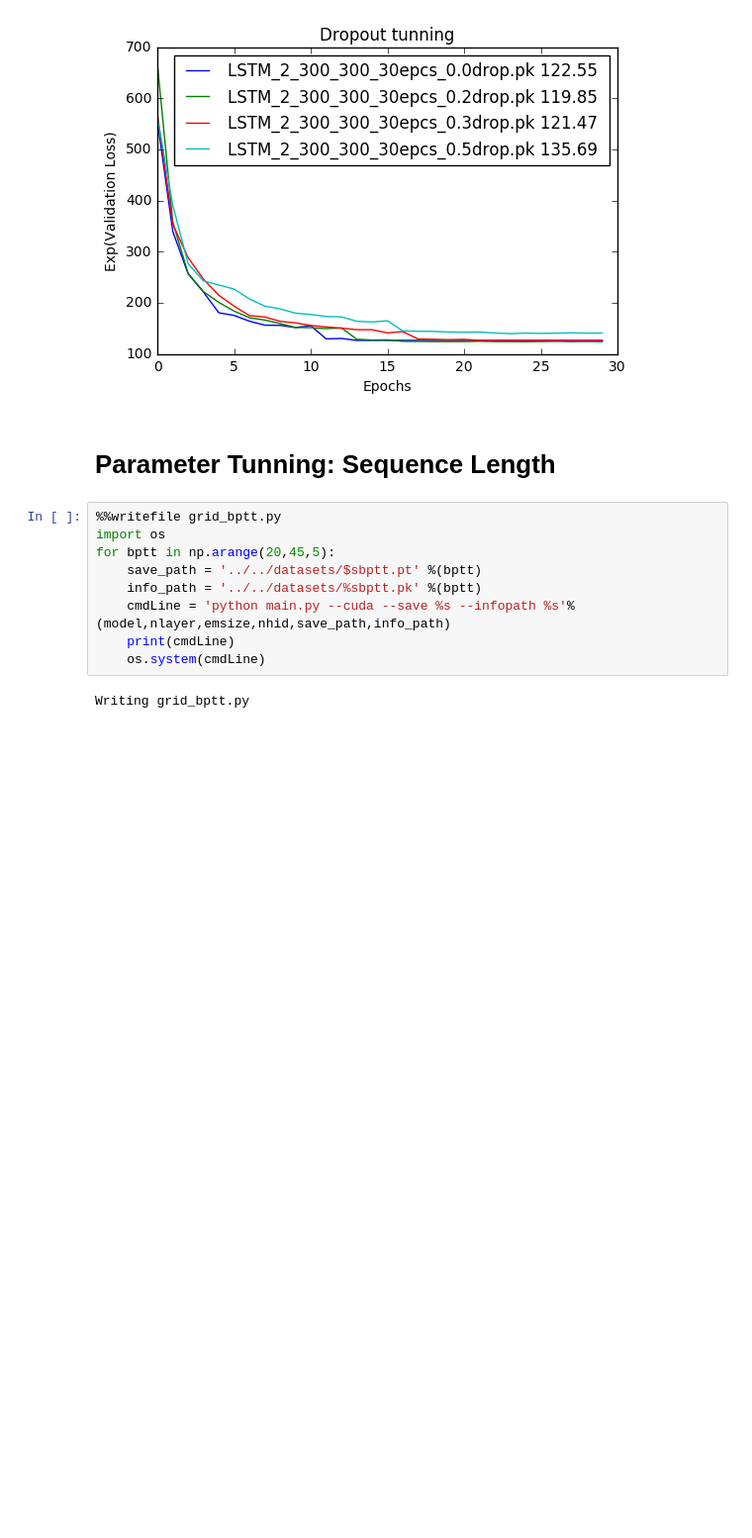
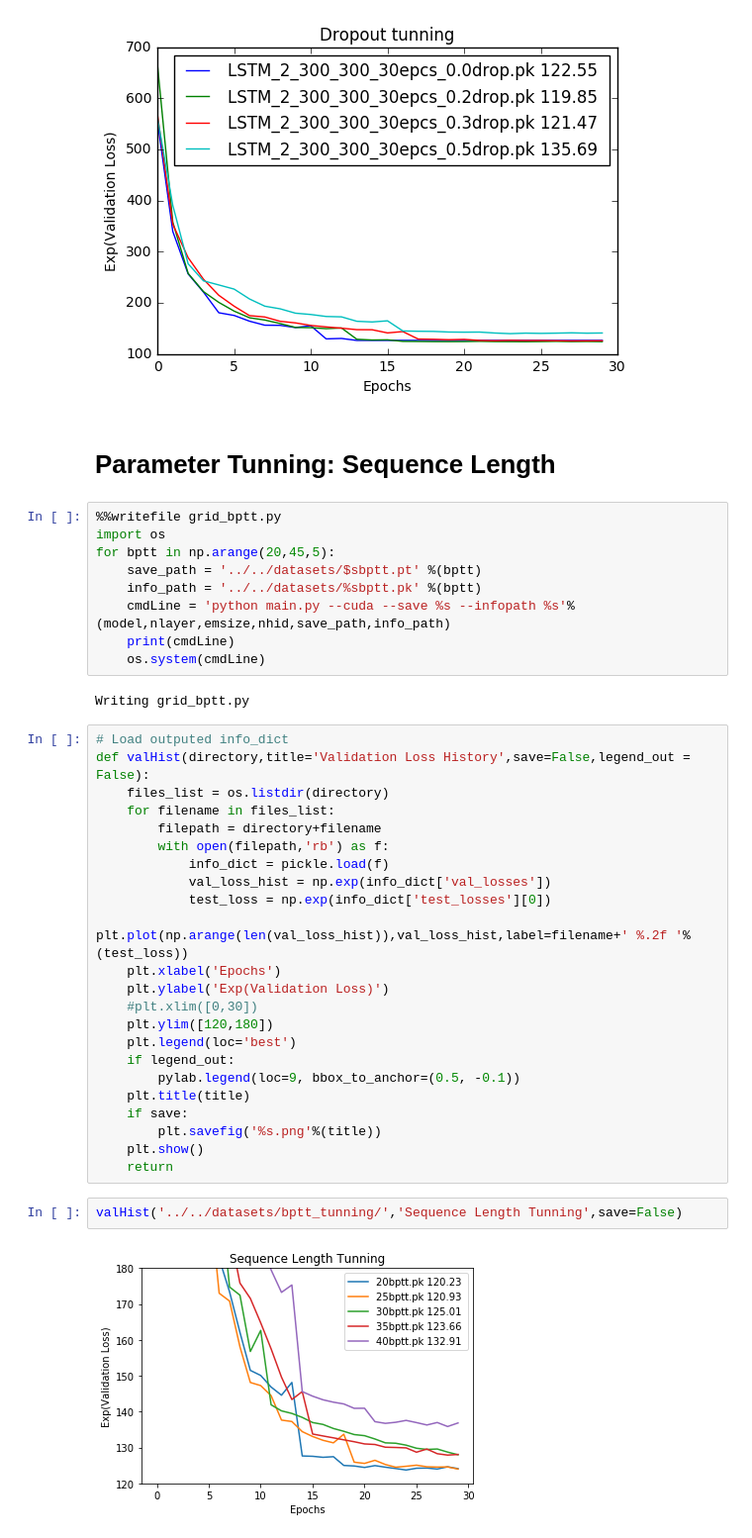
Before and after one commit to ZhuoruLin/DSGA1008_A2, a Jupyter notebook: codes/Parameter tunning.ipynb, the cells around one changed output. Shown at 99% size. Saved outputs shown, nothing was run; the diff lists cells and outputs as text; blank space fills up the shorter version.

```diff
--- a/codes/Parameter tunning.ipynb
+++ b/codes/Parameter tunning.ipynb
@@ -100,3 +100,30 @@ for bptt in np.arange(20,45,5):
     os.system(cmdLine)
 # %% [output]
 Writing grid_bptt.py
+# %%
+# Load outputed info_dict
+def valHist(directory,title='Validation Loss History',save=False,legend_out = False):
+    files_list = os.listdir(directory)
+    for filename in files_list:
+        filepath = directory+filename
+        with open(filepath,'rb') as f:
+            info_dict = pickle.load(f)
+            val_loss_hist = np.exp(info_dict['val_losses'])
+            test_loss = np.exp(info_dict['test_losses'][0])
+            plt.plot(np.arange(len(val_loss_hist)),val_loss_hist,label=filename+' %.2f '%(test_loss))
+    plt.xlabel('Epochs')
+    plt.ylabel('Exp(Validation Loss)')
+    #plt.xlim([0,30])
+    plt.ylim([120,180])
+    plt.legend(loc='best')
+    if legend_out:
+        pylab.legend(loc=9, bbox_to_anchor=(0.5, -0.1))
+    plt.title(title)
+    if save:
+        plt.savefig('%s.png'%(title))
+    plt.show()
+    return
+# %%
+valHist('../../datasets/bptt_tunning/','Sequence Length Tunning',save=False)
+# %% [output]
+[figure, added]
```
Also changed, not shown: parts of 1 cell of this notebook, 1 other file.
